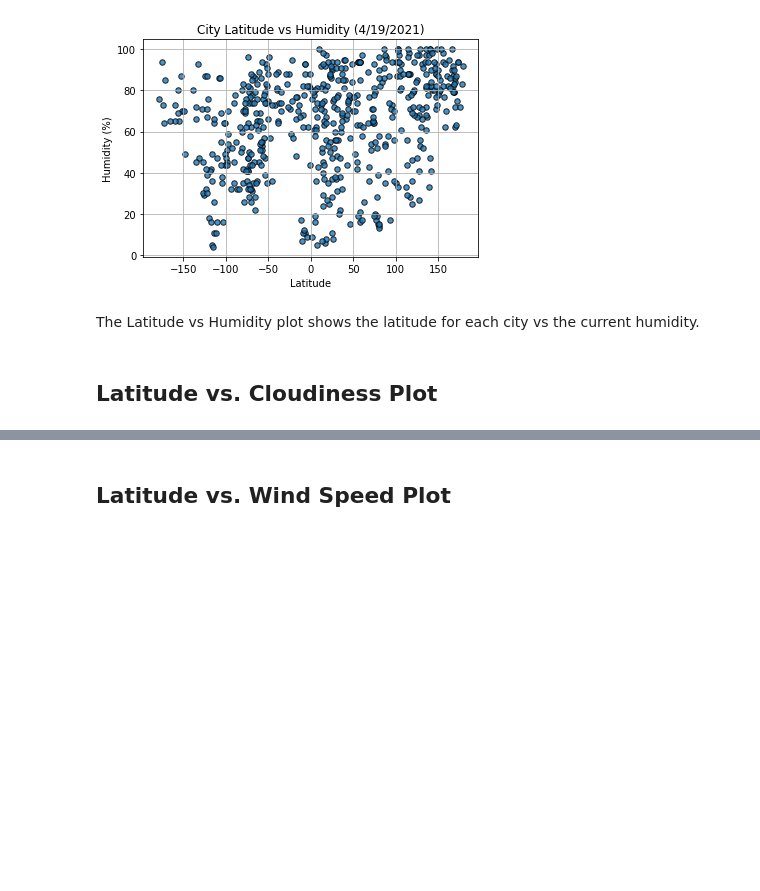
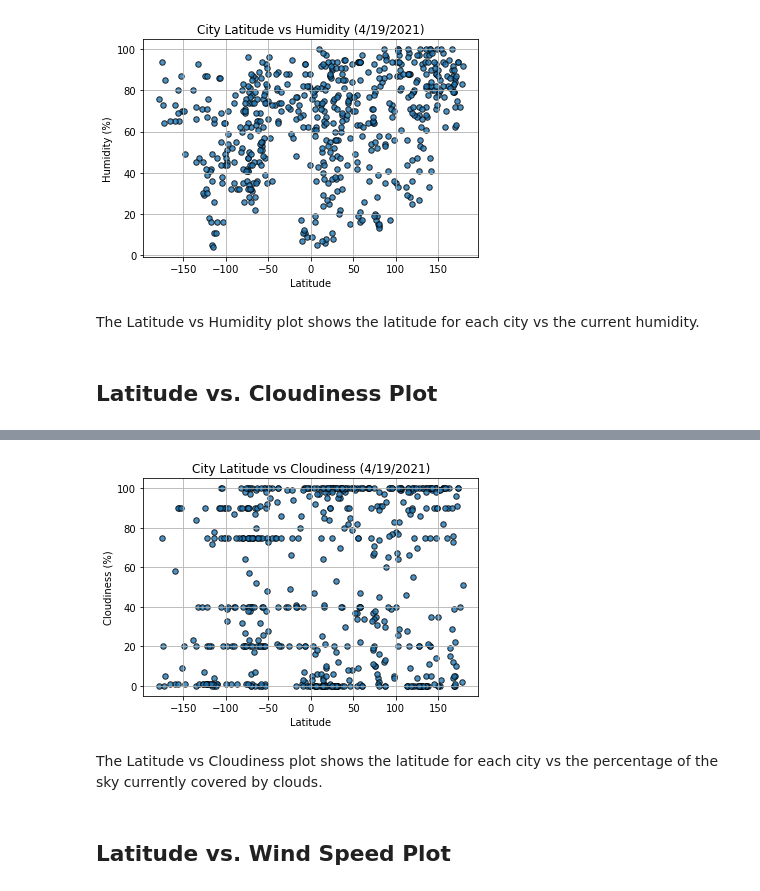
Before and after one commit to NicoleLund/pythonAPI-weatherAnalysis, a Jupyter notebook: WeatherPy/WeatherPy.ipynb, the cells around one changed output, grey strips where cells are left out. Cells and saved outputs as stored; diff of their text form; code cells hidden in the pictures; blank space fills up the shorter version.

Commit message:
Plots (lat v clouds, lat v windspeed)

```diff
--- a/WeatherPy/WeatherPy.ipynb
+++ b/WeatherPy/WeatherPy.ipynb
@@ -276,2 +273,22 @@ The Latitude vs Humidity plot shows the latitude for each city vs the current hu
+# %%
+df_wx_data.plot(
+    "Lat","Cloudiness",
+    title=f"City Latitude vs Cloudiness ({collection_date})",
+    kind='scatter',
+    grid=True,
+    style="o",
+    facecolors="blue",
+    edgecolors="black",
+    alpha = 0.8,
+    s=30
+    )
+plt.xlabel("Latitude")
+plt.ylabel("Cloudiness (%)")
+plt.savefig("output_data/lat_cloudiness.png",facecolor='w')
+plt.show()
+# %% [output]
+[figure, added]
+# %% [markdown]
+The Latitude vs Cloudiness plot shows the latitude for each city vs the percentage of the sky currently covered by clouds.
 # %% [markdown]
 ## Latitude vs. Wind Speed Plot
```
Also changed, not shown: parts of 4 cells of this notebook, 2 other files.
